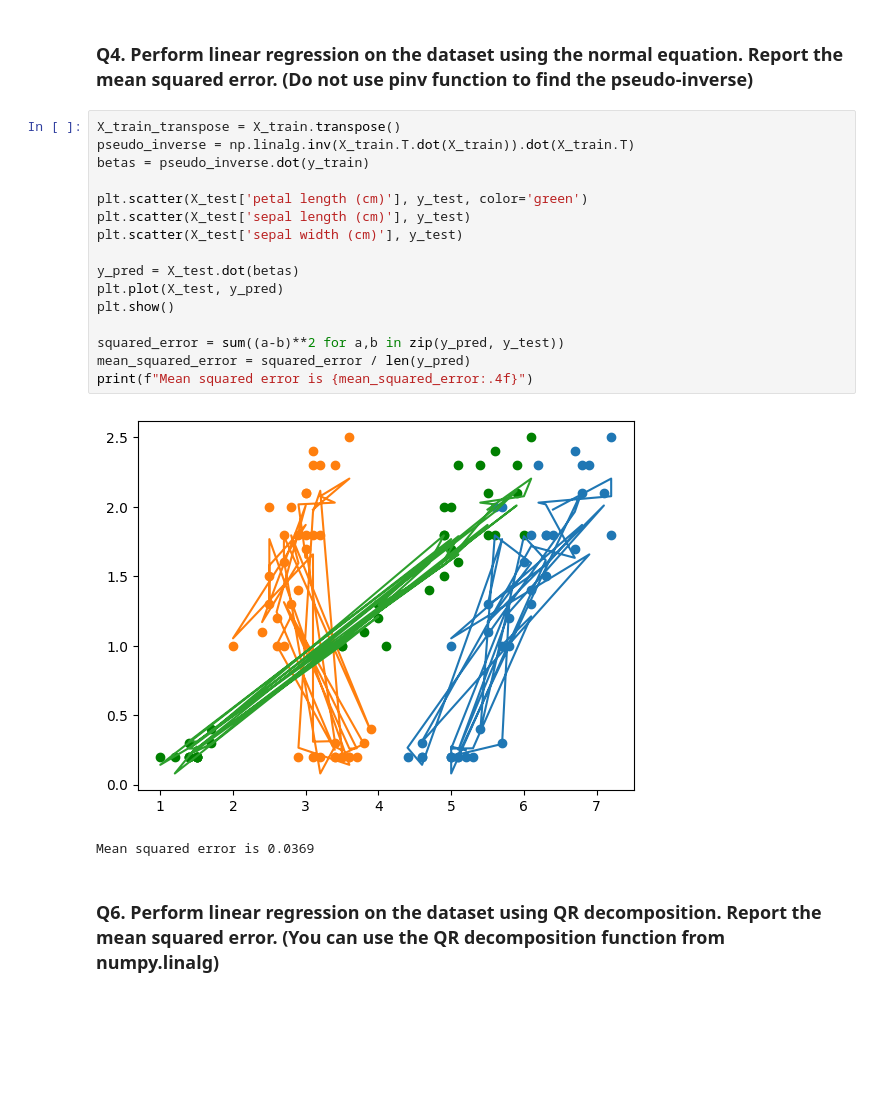
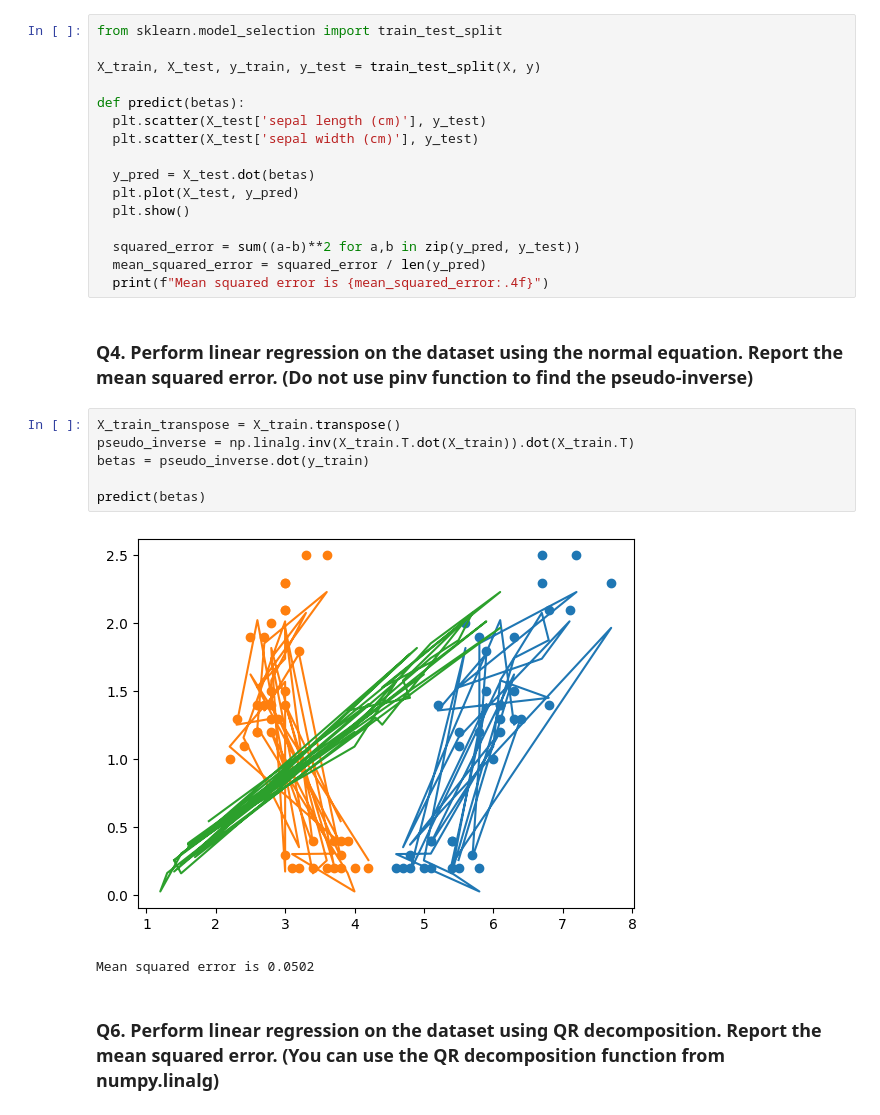
Before and after one commit to PraneethJain/Linear-Algebra, a Jupyter notebook: 2022101093_Q1.ipynb, the cells around one changed output. Cells and saved outputs as stored; diff of their text form; blank space fills up the shorter version.

```diff
--- a/2022101093_Q1.ipynb
+++ b/2022101093_Q1.ipynb
@@ -131,23 +127,29 @@ X_train, X_test, y_train, y_test = train_test_split(X, y)
+# %%
+from sklearn.model_selection import train_test_split
+
+X_train, X_test, y_train, y_test = train_test_split(X, y)
+
+def predict(betas):
+  plt.scatter(X_test['sepal length (cm)'], y_test)
+  plt.scatter(X_test['sepal width (cm)'], y_test)
+
+  y_pred = X_test.dot(betas)
+  plt.plot(X_test, y_pred)
+  plt.show()
+
+  squared_error = sum((a-b)**2 for a,b in zip(y_pred, y_test))
+  mean_squared_error = squared_error / len(y_pred)
+  print(f"Mean squared error is {mean_squared_error:.4f}")
 # %% [markdown]
 ### Q4. Perform linear regression on the dataset using the normal equation. Report the mean squared error. (Do not use pinv function to find the pseudo-inverse)
-# %%
-X_train_transpose = X_train.transpose()
-pseudo_inverse = np.linalg.inv(X_train.T.dot(X_train)).dot(X_train.T)
-betas = pseudo_inverse.dot(y_train)
-
-plt.scatter(X_test['petal length (cm)'], y_test, color='green')
-plt.scatter(X_test['sepal length (cm)'], y_test)
-plt.scatter(X_test['sepal width (cm)'], y_test)
-
-y_pred = X_test.dot(betas)
-plt.plot(X_test, y_pred)
-plt.show()
-
-squared_error = sum((a-b)**2 for a,b in zip(y_pred, y_test))
-mean_squared_error = squared_error / len(y_pred)
-print(f"Mean squared error is {mean_squared_error:.4f}")
-# %% [output]
-[figure, removed]
-Mean squared error is 0.0369
+# %%
+X_train_transpose = X_train.transpose()
+pseudo_inverse = np.linalg.inv(X_train.T.dot(X_train)).dot(X_train.T)
+betas = pseudo_inverse.dot(y_train)
+
+predict(betas)
+# %% [output]
+[figure, added]
+Mean squared error is 0.0502
 # %% [markdown]
 ### Q6. Perform linear regression on the dataset using QR decomposition. Report the mean squared error. (You can use the QR decomposition function from numpy.linalg)
```
Also changed, not shown: parts of 4 cells of this notebook.
